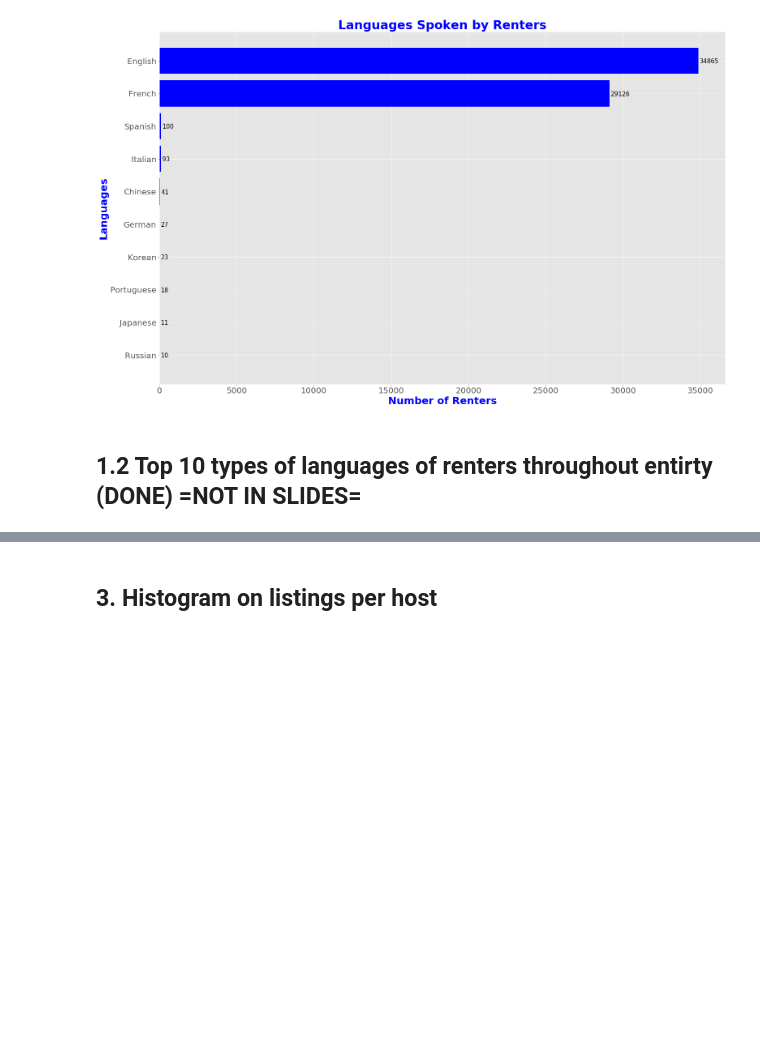
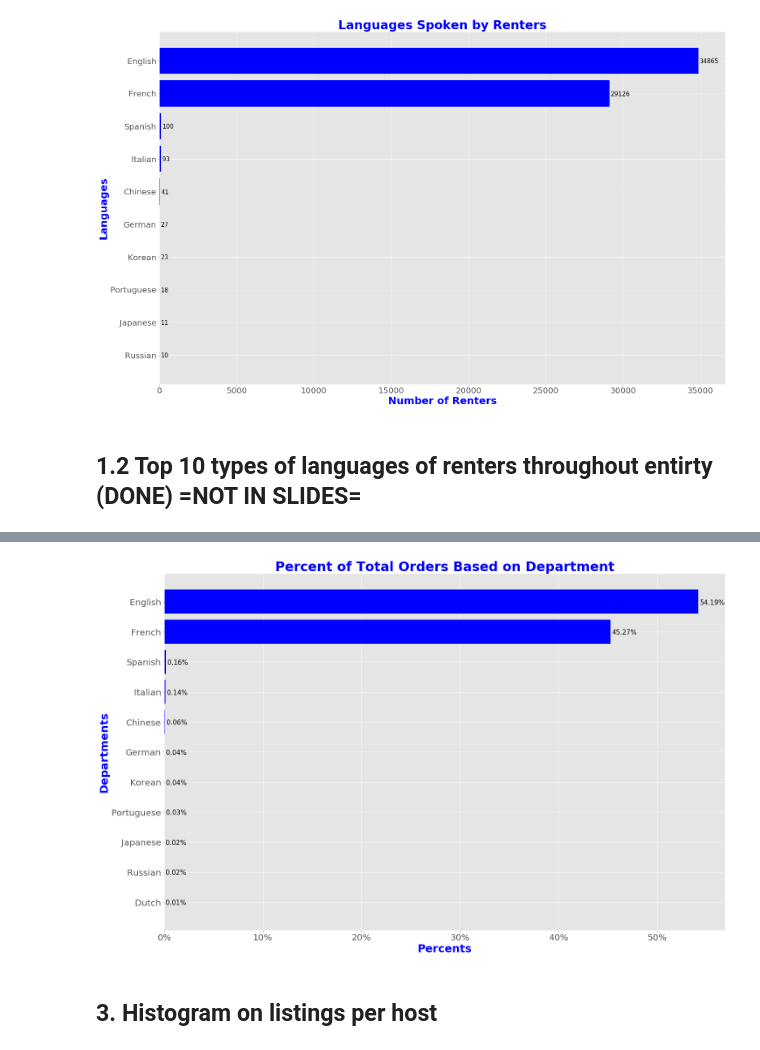
Before and after one commit to WinrichSy/AirBnBusiness, a Jupyter notebook: AirBnb Capstone.ipynb, the cells around one changed output, grey strips where cells are left out. Drawn from its saved outputs; the diff is of its cells as text; code cells hidden in the pictures; blank space fills up the shorter version.

```diff
--- a/AirBnb Capstone.ipynb
+++ b/AirBnb Capstone.ipynb
@@ -889,9 +879,7 @@ plt.show()
 # %%
-query = '''SELECT *
-            FROM(
-                SELECT DISTINCT(language), COUNT(language) as count
-                FROM paris_listings_df
-                GROUP BY language
-                ORDER BY count DESC
-                LIMIT 10) as sub_query
+query = '''SELECT DISTINCT(language), COUNT(language) as count
+            FROM paris_listings_language_df
+            GROUP BY language
             ORDER BY count ASC'''
+
+listing_language = spark.sql(query).toPandas()
@@ -900,2 +886,26 @@ test = pd.read_csv('Data/Paris/updated_listings.csv')
+# %%
+listing_language.drop(0, inplace=True)
+total = sum(listing_language['count'])
+language_percentage = [(x/total)*100 for x in listing_language['count']]
+listing_language['percentage'] = language_percentage
+listing_language = listing_language.iloc[9:,:]
+# %%
+#DONE
+#plot histogram of weekly rates
+color = 'blue'
+fig, ax = plt.subplots(figsize=(23,15))
+items = ax.barh(listing_language['language'], listing_language['percentage'], color = color, align='center')
+plt.xticks(size = 20, rotation=0)
+ax.xaxis.set_major_formatter(mtick.PercentFormatter(100.0))
+plt.yticks(size = 20)
+plt.xlabel('Percents', size=25, color = color, weight='bold')
+plt.ylabel('Departments', size=25, color = color, weight='bold')
+plt.title('Percent of Total Orders Based on Department', fontsize=30, color = color, weight='bold')
+
+autolabel_percent(items, orientation='hort')
+
+plt.show()
+# %% [output]
+[figure, added]
 # %% [markdown]
 ## 3. Histogram on listings per host
```
Also changed, not shown: parts of 15 cells of this notebook.
